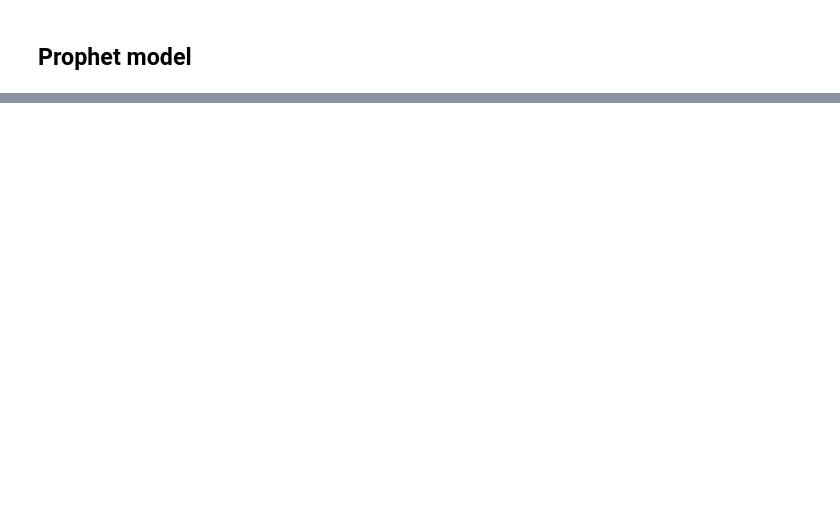
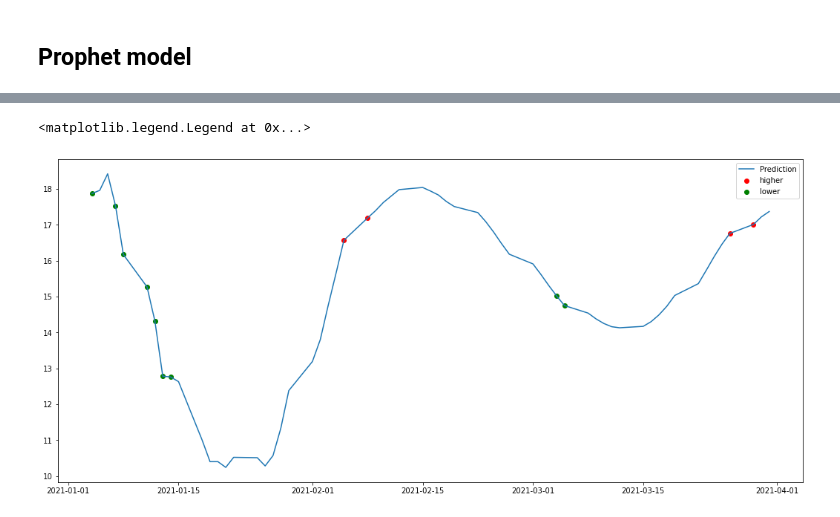
Before and after one commit to nataliegref/Value-Investor, a Jupyter notebook: Fifth project May 24.ipynb, the cells around one changed output, grey strips where cells are left out. Saved outputs shown, nothing was run; the diff lists cells and outputs as text; code cells hidden in the pictures; blank space fills up the shorter version.

```diff
--- a/Fifth project May 24.ipynb
+++ b/Fifth project May 24.ipynb
@@ -630,0 +822,14 @@ model_prophet(data1M)
+# %%
+newdf = newdf[newdf.index >= '2021-01-01']
+newdf['higher'] = newdf['Prediction'] > newdf['Upper']
+higher = newdf[newdf['higher']]
+newdf['lower'] = newdf['Prediction'] < newdf['Lower']
+lower = newdf[newdf['lower']]
+# %%
+plt.plot(newdf.index, newdf['Prediction'], label='Prediction')
+plt.scatter(higher.index, higher['Prediction'], label='higher', color = 'r')
+plt.scatter(lower.index, lower['Prediction'], label='lower', color = 'g')
+plt.legend()
+# %% [output]
+<matplotlib.legend.Legend at 0x...>
+[figure, added]
```
Also changed, not shown: parts of 22 cells of this notebook.
